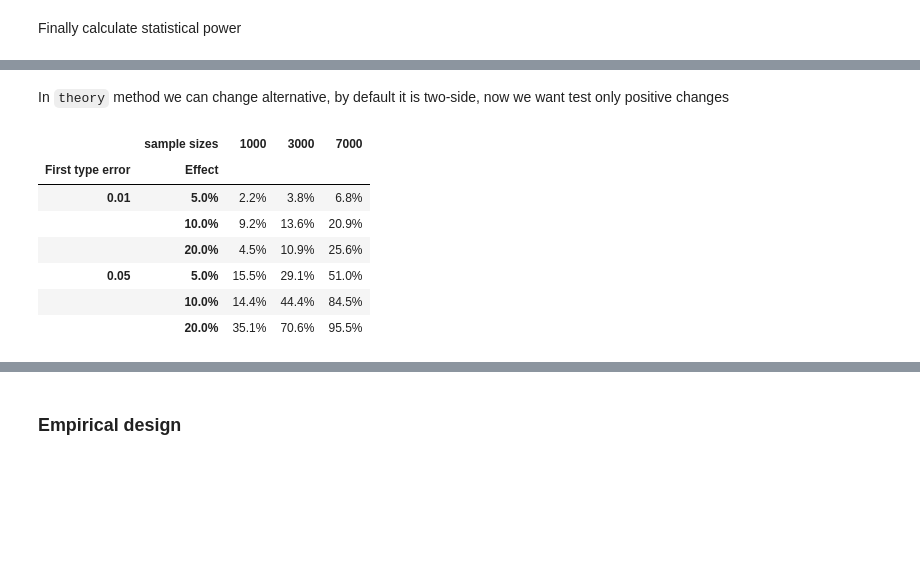
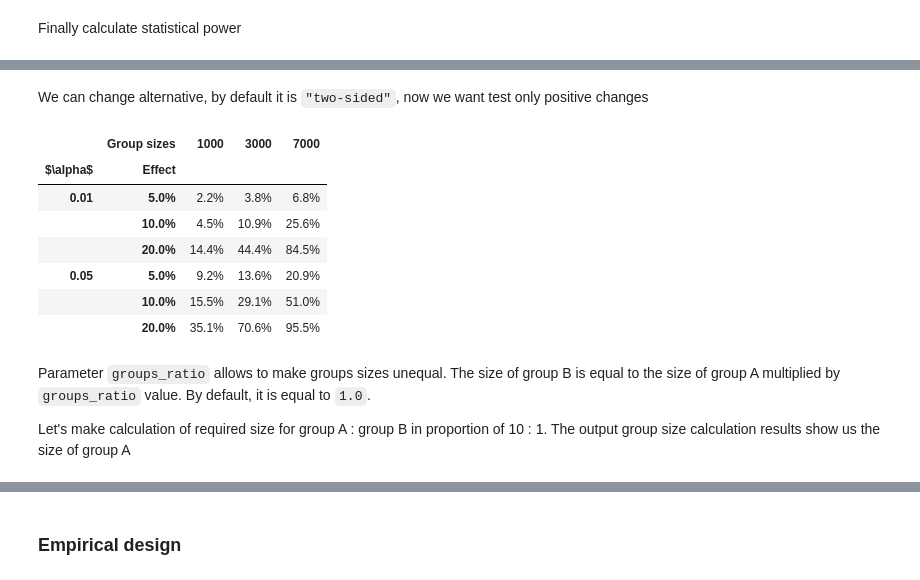
Before and after one commit to MobileTeleSystems/Ambrosia, a Jupyter notebook: examples/03_pandas_designer.ipynb, the cells around one changed output, grey strips where cells are left out. Saved outputs shown, nothing was run; the diff lists cells and outputs as text; code cells hidden in the pictures; blank space fills up the shorter version.

```diff
--- a/examples/03_pandas_designer.ipynb
+++ b/examples/03_pandas_designer.ipynb
@@ -161,14 +158,22 @@ designer.run(to_design='power', method='theory', effects=effects, sizes=sizes)
 |  | 20.0% | 24.3% | 59.0% | 91.6% |
 # %% [markdown]
-In ``theory`` method we can change alternative, by default it is two-side, now we want test only positive changes
+We can change alternative, by default it is ``"two-sided"``, now we want test only positive changes
 # %%
-designer.run(to_design='power', method='theory', effects=effects, sizes=sizes, alternative='greater')
+designer.run(to_design='power',
+             method='theory',
+             effects=effects,
+             sizes=sizes,
+             alternative='greater')
 # %% [output]
-|  | sample sizes | 1000 | 3000 | 7000 |
-| First type error | Effect |  |  |  |
+|  | Group sizes | 1000 | 3000 | 7000 |
+| $\alpha$ | Effect |  |  |  |
 | 0.01 | 5.0% | 2.2% | 3.8% | 6.8% |
-|  | 10.0% | 9.2% | 13.6% | 20.9% |
-|  | 20.0% | 4.5% | 10.9% | 25.6% |
-| 0.05 | 5.0% | 15.5% | 29.1% | 51.0% |
-|  | 10.0% | 14.4% | 44.4% | 84.5% |
+|  | 10.0% | 4.5% | 10.9% | 25.6% |
+|  | 20.0% | 14.4% | 44.4% | 84.5% |
+| 0.05 | 5.0% | 9.2% | 13.6% | 20.9% |
+|  | 10.0% | 15.5% | 29.1% | 51.0% |
 |  | 20.0% | 35.1% | 70.6% | 95.5% |
+# %% [markdown]
+Parameter ``groups_ratio`` allows to make groups sizes unequal. The size of group B is equal to the size of group A multiplied by ``groups_ratio`` value. By default, it is equal to ``1.0``.
+
+Let's make calculation of required size for group A : group B  in proportion of 10 : 1. The output group size calculation results show us the size of group A
```
Also changed, not shown: parts of 40 cells of this notebook, 13 other files.
